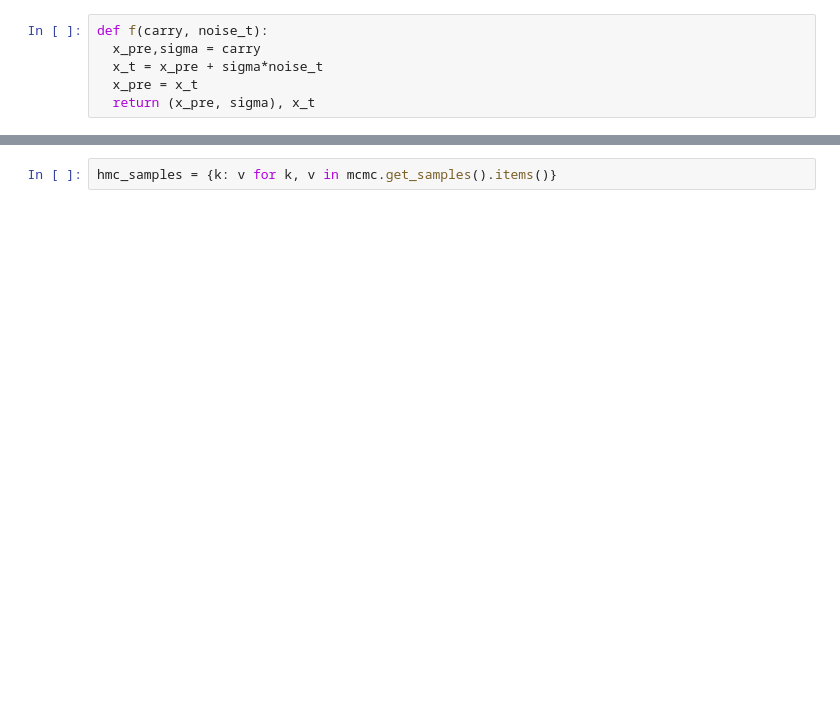
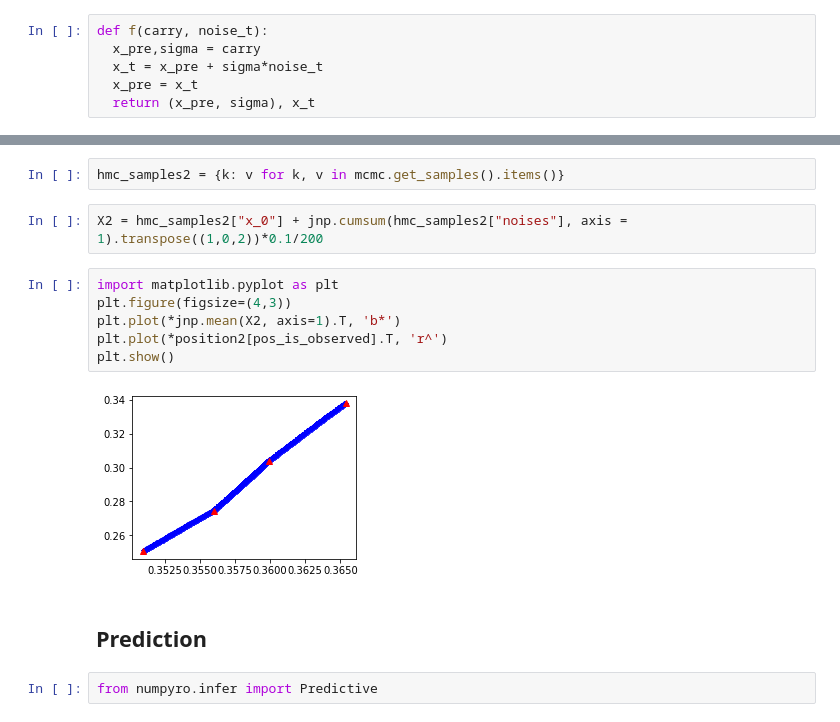
Before and after one commit to sorenhartmann/indoor-location-navigation, a Jupyter notebook: notebooks/1-inital-model.ipynb, the cells around one changed output, grey strips where cells are left out. Drawn from its saved outputs; the diff is of its cells as text; blank space fills up the shorter version.

```diff
--- a/notebooks/1-inital-model.ipynb
+++ b/notebooks/1-inital-model.ipynb
@@ -138,4 +140,18 @@ mcmc.print_summary()
 
 Number of divergences: 0
 # %%
-hmc_samples = {k: v for k, v in mcmc.get_samples().items()}
+hmc_samples2 = {k: v for k, v in mcmc.get_samples().items()}
+# %%
+X2 = hmc_samples2["x_0"] + jnp.cumsum(hmc_samples2["noises"], axis = 1).transpose((1,0,2))*0.1/200
+# %%
+import matplotlib.pyplot as plt
+plt.figure(figsize=(4,3))
+plt.plot(*jnp.mean(X2, axis=1).T, 'b*')
+plt.plot(*position2[pos_is_observed].T, 'r^')
+plt.show()
+# %% [output]
+[figure, added]
+# %% [markdown]
+## Prediction
+# %%
+from numpyro.infer import Predictive
```
Also changed, not shown: parts of 17 cells of this notebook, 1 other file.
